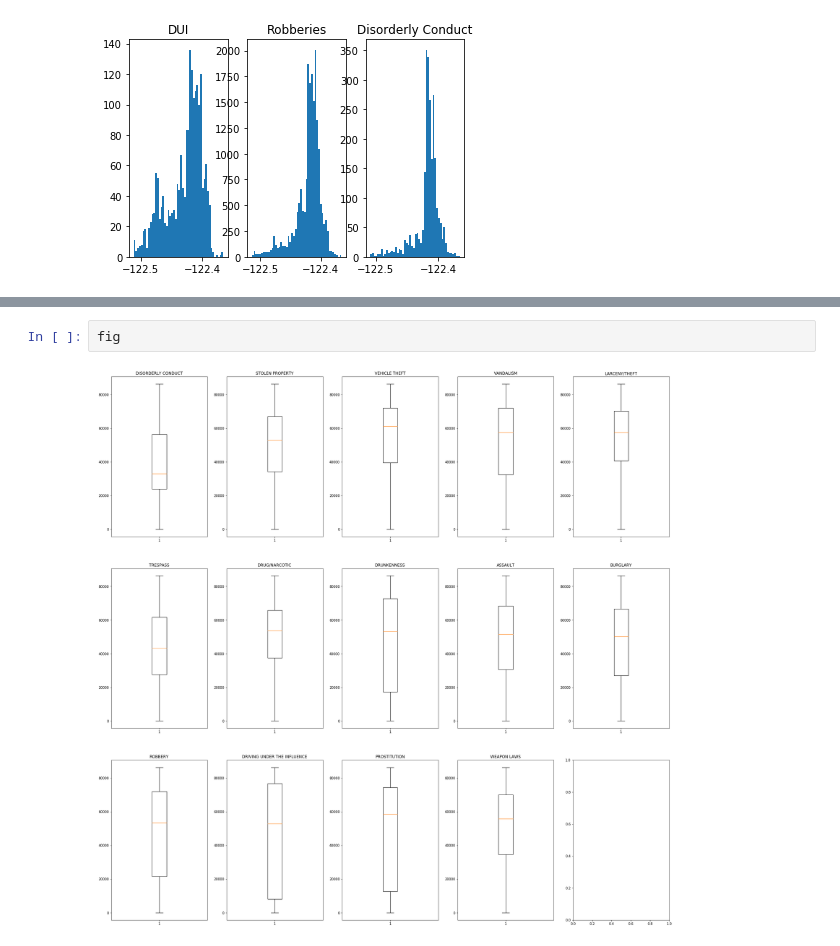
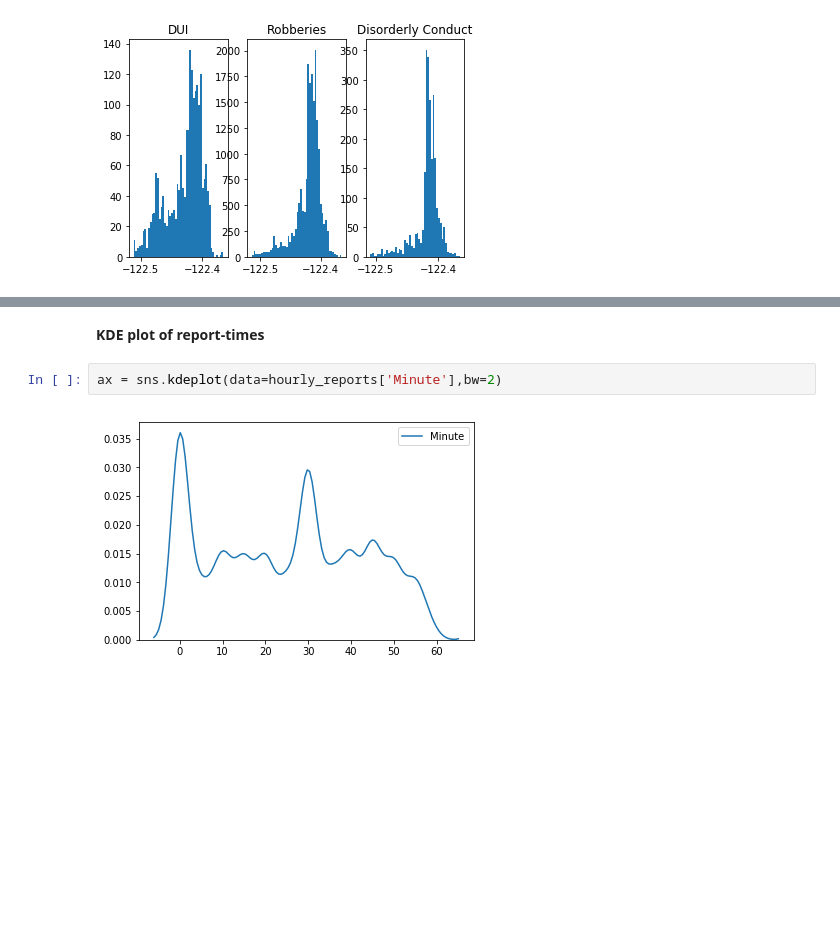
Before and after one commit to magei00/SocialData02806_2020, a Jupyter notebook: Part3.ipynb, the cells around one changed output, grey strips where cells are left out. Cells and saved outputs as stored; diff of their text form; blank space fills up the shorter version.

```diff
--- a/Part3.ipynb
+++ b/Part3.ipynb
@@ -194,4 +63,6 @@ See the caveats in the documentation: http://pandas.pydata.org/pandas-docs/stabl
-# %%
-fig
-# %% [output]
-[figure, removed]
+# %% [markdown]
+**KDE plot of report-times**
+# %%
+ax = sns.kdeplot(data=hourly_reports['Minute'],bw=2)
+# %% [output]
+[figure, added]
```
Also changed, not shown: parts of 34 cells of this notebook.
